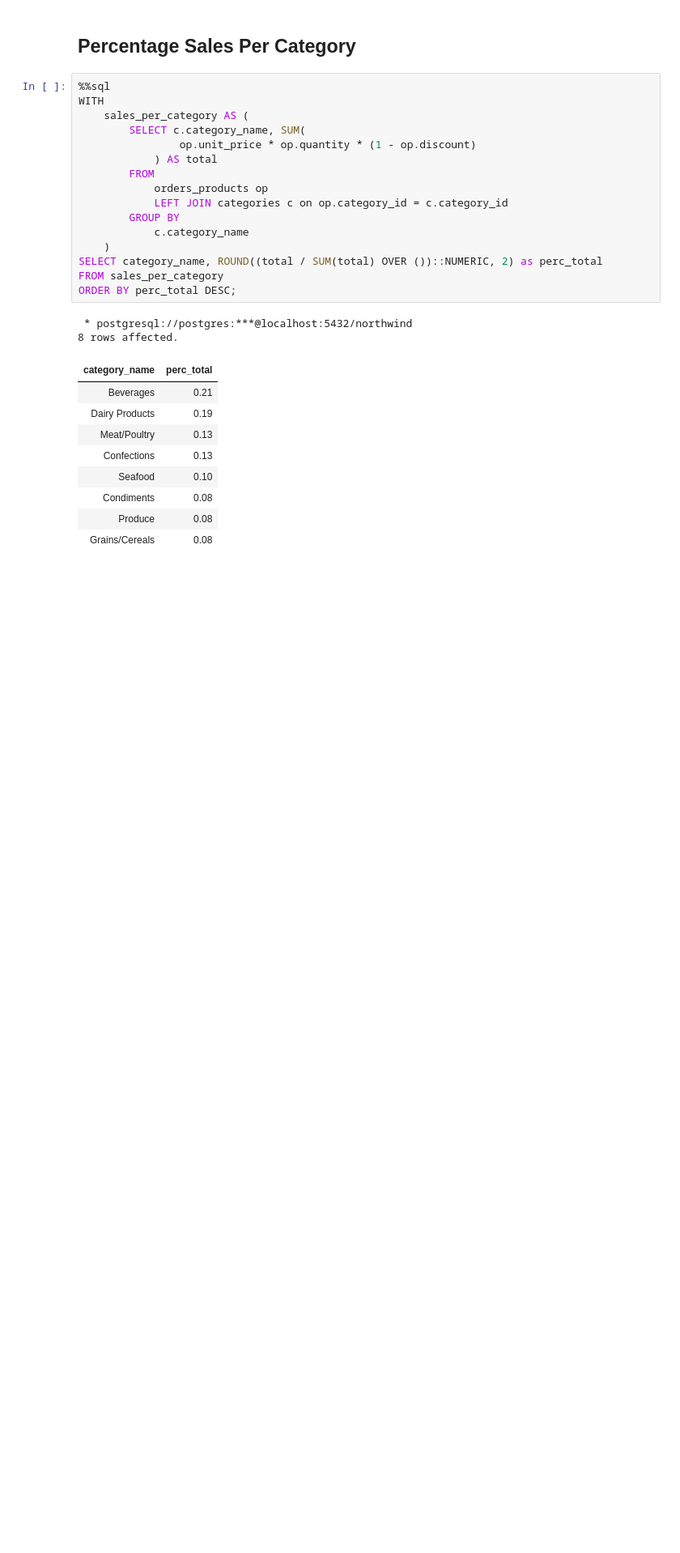
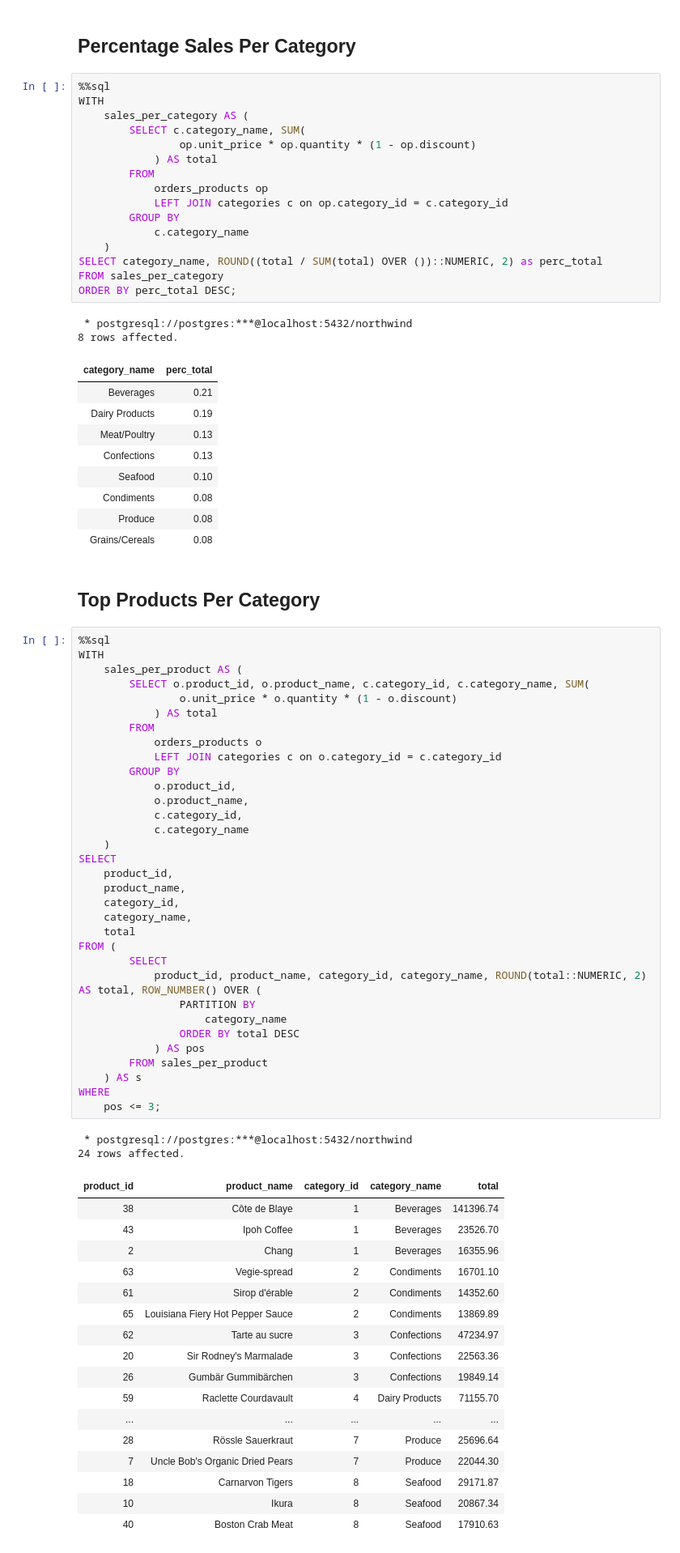
Before and after one commit to jastro-dev/dq-09-sql-window-functions-northwind-traders, a Jupyter notebook: main_notebook.ipynb, the cells around one changed output. Shown: that part at 81% size. Drawn from its saved outputs; the diff is of its cells as text; blank space fills up the shorter version.

Commit message:
add top products per category query

```diff
--- a/main_notebook.ipynb
+++ b/main_notebook.ipynb
@@ -346,3 +346,58 @@ ORDER BY perc_total DESC;
 | Condiments | 0.08 |
 | Produce | 0.08 |
 | Grains/Cereals | 0.08 |
+# %% [markdown]
+## Top Products Per Category
+# %%
+%%sql
+WITH
+    sales_per_product AS (
+        SELECT o.product_id, o.product_name, c.category_id, c.category_name, SUM(
+                o.unit_price * o.quantity * (1 - o.discount)
+            ) AS total
+        FROM
+            orders_products o
+            LEFT JOIN categories c on o.category_id = c.category_id
+        GROUP BY
+            o.product_id,
+            o.product_name,
+            c.category_id,
+            c.category_name
+    )
+SELECT
+    product_id,
+    product_name,
+    category_id,
+    category_name,
+    total
+FROM (
+        SELECT
+            product_id, product_name, category_id, category_name, ROUND(total::NUMERIC, 2) AS total, ROW_NUMBER() OVER (
+                PARTITION BY
+                    category_name
+                ORDER BY total DESC
+            ) AS pos
+        FROM sales_per_product
+    ) AS s
+WHERE
+    pos <= 3;
+# %% [output]
+ * postgresql://postgres:***@localhost:5432/northwind
+24 rows affected.
+| product_id | product_name | category_id | category_name | total |
+| 38 | Côte de Blaye | 1 | Beverages | 141396.74 |
+| 43 | Ipoh Coffee | 1 | Beverages | 23526.70 |
+| 2 | Chang | 1 | Beverages | 16355.96 |
+| 63 | Vegie-spread | 2 | Condiments | 16701.10 |
+| 61 | Sirop d'érable | 2 | Condiments | 14352.60 |
+| 65 | Louisiana Fiery Hot Pepper Sauce | 2 | Condiments | 13869.89 |
+| 62 | Tarte au sucre | 3 | Confections | 47234.97 |
+| 20 | Sir Rodney's Marmalade | 3 | Confections | 22563.36 |
+| 26 | Gumbär Gummibärchen | 3 | Confections | 19849.14 |
+| 59 | Raclette Courdavault | 4 | Dairy Products | 71155.70 |
+| ... | ... | ... | ... | ... |
+| 28 | Rössle Sauerkraut | 7 | Produce | 25696.64 |
+| 7 | Uncle Bob's Organic Dried Pears | 7 | Produce | 22044.30 |
+| 18 | Carnarvon Tigers | 8 | Seafood | 29171.87 |
+| 10 | Ikura | 8 | Seafood | 20867.34 |
+| 40 | Boston Crab Meat | 8 | Seafood | 17910.63 |
```
